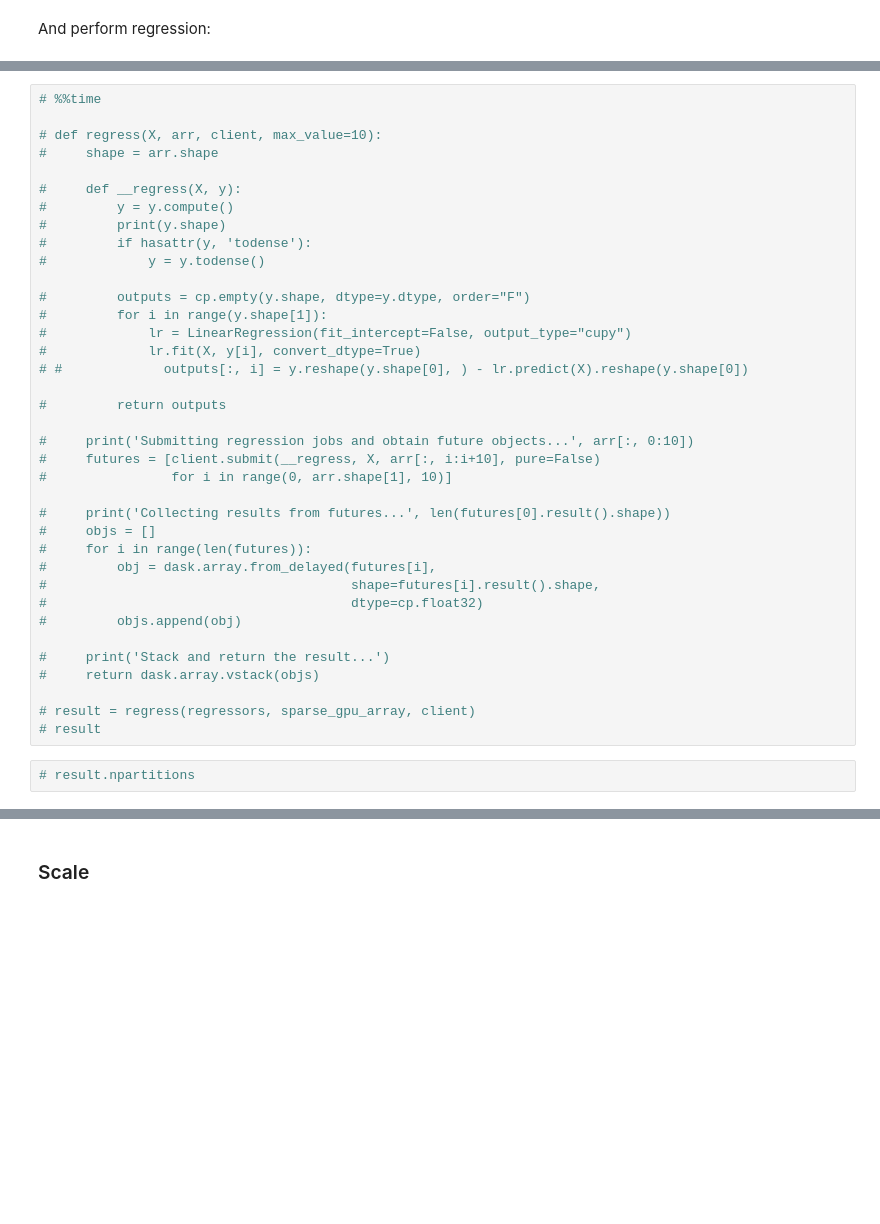
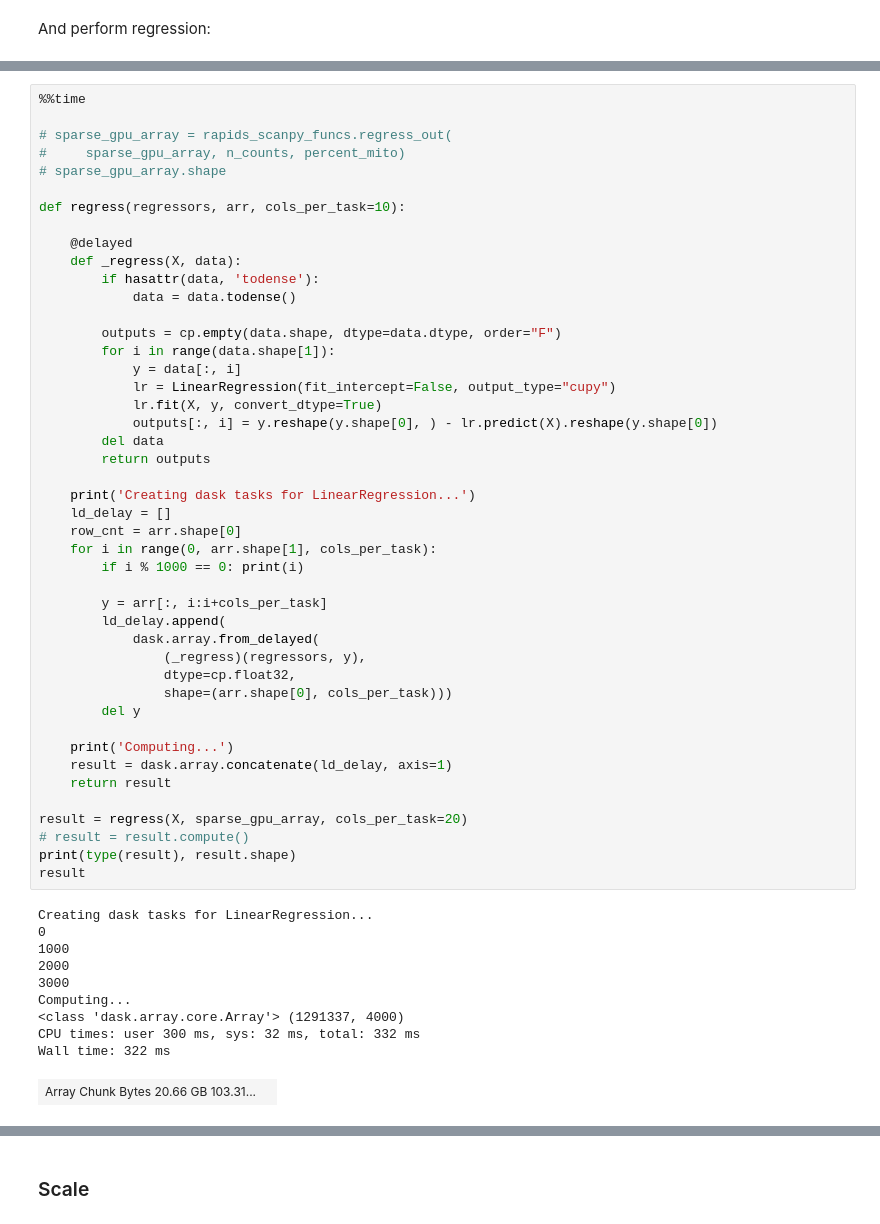
Before and after one commit to NVIDIA-Genomics-Research/rapids-single-cell-examples, a Jupyter notebook: notebooks/1M_brain_gpu_analysis_multigpu-2.ipynb, the cells around one changed output, grey strips where cells are left out. Saved outputs shown, nothing was run; the diff lists cells and outputs as text; blank space fills up the shorter version.

```diff
--- a/notebooks/1M_brain_gpu_analysis_multigpu-2.ipynb
+++ b/notebooks/1M_brain_gpu_analysis_multigpu-2.ipynb
@@ -609,40 +609,57 @@ Wall time: 11 ms
 (1291337, 3)
 # %%
-# %%time
+%%time
 
-# def regress(X, arr, client, max_value=10):
-#     shape = arr.shape
+# sparse_gpu_array = rapids_scanpy_funcs.regress_out(
+#     sparse_gpu_array, n_counts, percent_mito)
+# sparse_gpu_array.shape
 
-#     def __regress(X, y):
-#         y = y.compute()
-#         print(y.shape)
-#         if hasattr(y, 'todense'):
-#             y = y.todense()
+def regress(regressors, arr, cols_per_task=10):
 
-#         outputs = cp.empty(y.shape, dtype=y.dtype, order="F")
-#         for i in range(y.shape[1]):
-#             lr = LinearRegression(fit_intercept=False, output_type="cupy")
-#             lr.fit(X, y[i], convert_dtype=True)
-# #             outputs[:, i] = y.reshape(y.shape[0], ) - lr.predict(X).reshape(y.shape[0])
+    @delayed
+    def _regress(X, data):
+        if hasattr(data, 'todense'):
+            data = data.todense()
 
-#         return outputs
+        outputs = cp.empty(data.shape, dtype=data.dtype, order="F")
+        for i in range(data.shape[1]):
+            y = data[:, i]
+            lr = LinearRegression(fit_intercept=False, output_type="cupy")
+            lr.fit(X, y, convert_dtype=True)
+            outputs[:, i] = y.reshape(y.shape[0], ) - lr.predict(X).reshape(y.shape[0])
+        del data
+        return outputs
 
-#     print('Submitting regression jobs and obtain future objects...', arr[:, 0:10])
-#     futures = [client.submit(__regress, X, arr[:, i:i+10], pure=False)
-#                for i in range(0, arr.shape[1], 10)]
+    print('Creating dask tasks for LinearRegression...')
+    ld_delay = []
+    row_cnt = arr.shape[0]
+    for i in range(0, arr.shape[1], cols_per_task):
+        if i % 1000 == 0: print(i)
 
-#     print('Collecting results from futures...', len(futures[0].result().shape))
-#     objs = []
-#     for i in range(len(futures)):
-#         obj = dask.array.from_delayed(futures[i],
-#                                       shape=futures[i].result().shape,
-#                                       dtype=cp.float32)
-#         objs.append(obj)
+        y = arr[:, i:i+cols_per_task]
+        ld_delay.append(
+            dask.array.from_delayed(
+                (_regress)(regressors, y),
+                dtype=cp.float32,
+                shape=(arr.shape[0], cols_per_task)))
+        del y
 
-#     print('Stack and return the result...')
-#     return dask.array.vstack(objs)
+    print('Computing...')
+    result = dask.array.concatenate(ld_delay, axis=1)
+    return result
 
-# result = regress(regressors, sparse_gpu_array, client)
-# result
+result = regress(X, sparse_gpu_array, cols_per_task=20)
+# result = result.compute()
+print(type(result), result.shape)
+result
+# %% [output]
+Creating dask tasks for LinearRegression...
+0
+1000
+2000
+3000
+Computing...
+<class 'dask.array.core.Array'> (1291337, 4000)
+CPU times: user 300 ms, sys: 32 ms, total: 332 ms
+Wall time: 322 ms
+| Array Chunk Bytes 20.66 GB 103.31... |  |
-# %%
-# result.npartitions
```
Also changed, not shown: parts of 28 cells of this notebook.
